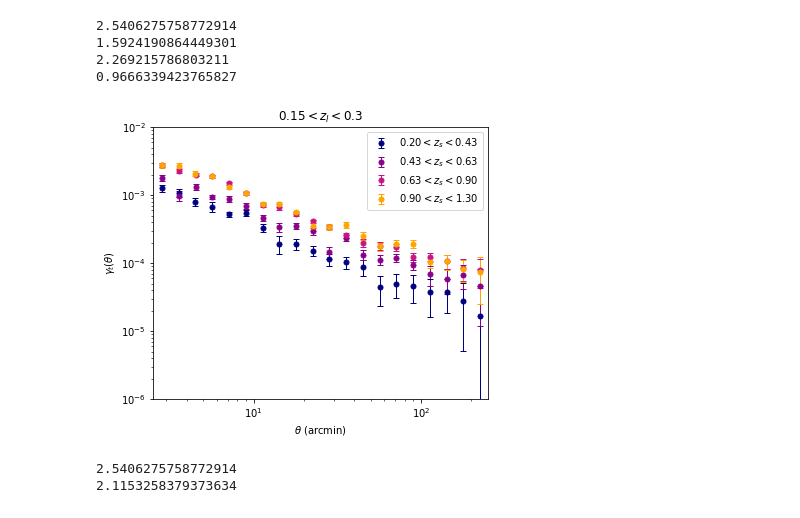
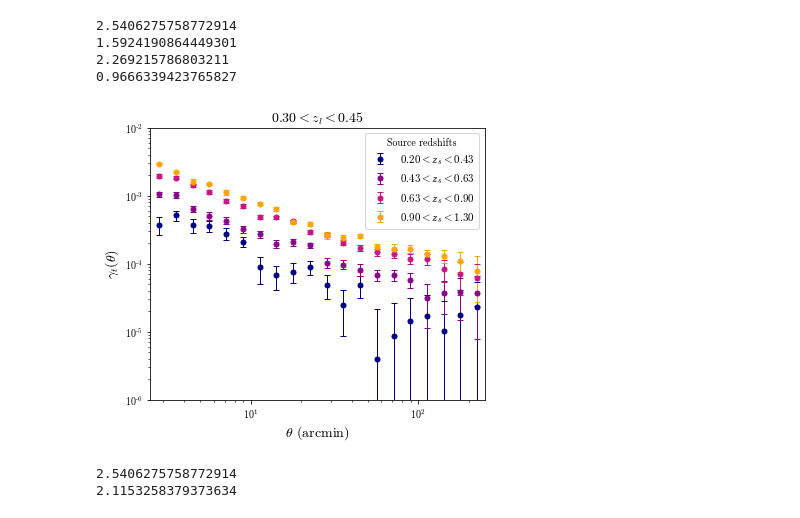
Before and after one commit to CMacM/IA-multiple-shear-estimates, a Jupyter notebook: DES-GG-mcal.ipynb, the cells around one changed output. Drawn from its saved outputs; the diff is of its cells as text; code cells hidden in the pictures.

```diff
--- a/DES-GG-mcal.ipynb
+++ b/DES-GG-mcal.ipynb
@@ -202,7 +202,7 @@ Runtime: 291.655
 data_dir = 'DES-data/'
 
 # read in lens data and create treecorr catalogue object to store
-with fits.open(data_dir+'DES_Y1A1_Lenses_z=0.15-0.3.fits') as hdu:
+with fits.open(data_dir+'DES_Y1A1_Lenses_z=0.3-0.45.fits') as hdu:
     data = hdu[1].data
     ra_l = data['RA']
     dec_l = data['DEC']
@@ -213,7 +213,7 @@ cat_l = treecorr.Catalog(ra=ra_l, dec=dec_l, ra_units='deg', dec_units='deg', w=
 # read in randoms data and create treecorr catalogue
 with fits.open(data_dir+'DES_Y1A1_3x2pt_redMaGiC_RANDOMS.fits') as hdu:
     data = hdu[1].data
-    indexes = list(locate(data['z'], lambda x: 0.15 < x < 0.3)) # cut randoms to same redshift as lenses
+    indexes = list(locate(data['z'], lambda x: 0.3 < x < 0.45)) # cut randoms to same redshift as lenses
     ra_r = data['RA'][indexes]
     dec_r = data['dec'][indexes]
 
@@ -285,22 +285,26 @@ for i in range(len(source_files)):
 2.269215786803211
 0.9666339423765827
 # %%
+plt.rcParams['font.family'] = 'serif'
+plt.rcParams['font.serif'] = ['cmr10']
+plt.rcParams['mathtext.fontset'] ='cm'
+
 plt.figure(figsize=[6,5])
 plt.errorbar(theta[:,3], Gammat[:,3], yerr=sig[:,3], lw=0, marker='o', color='navy', markersize=5, elinewidth=1, capsize=3)
 plt.errorbar(theta[:,2], Gammat[:,2], yerr=sig[:,2], lw=0, marker='o', color='darkmagenta', markersize=5, elinewidth=1, capsize=3)
 plt.errorbar(theta[:,1], Gammat[:,1], yerr=sig[:,1], lw=0, marker='o', color='mediumvioletred', markersize=5, elinewidth=1, capsize=3)
 plt.errorbar(theta[:,0], Gammat[:,0], yerr=sig[:,0], lw=0, marker='o', color='orange', markersize=5, elinewidth=1, capsize=3)
 plt.yscale('log')
 plt.xscale('log')
 plt.ylim([1e-6, 1e-2])
 plt.xlim([2.5,250])
-plt.xlabel(r'$\theta$ (arcmin)')
-plt.ylabel(r'$\gamma_{t}(\theta)$')
-plt.legend([r'$0.20<z_{s}<0.43$', r'$0.43<z_{s}<0.63$', r'$0.63<z_{s}<0.90$', r'$0.90<z_{s}<1.30$'])
-plt.title(r'$0.15<z_{l}<0.3$')
-plt.savefig('des-y1-matched-catalogue/mcal_zl=0.15-0.3.png', dpi=300)
+plt.xlabel(r'$\theta$ (arcmin)', fontsize=14)
+plt.ylabel(r'$\gamma_{t}(\theta)$', fontsize=14)
+plt.legend(title='Source redshifts', labels=[r'$0.20<z_{s}<0.43$', r'$0.43<z_{s}<0.63$', r'$0.63<z_{s}<0.90$', r'$0.90<z_{s}<1.30$'], fontsize=11)
+plt.title(r'$0.30<z_{l}<0.45$', fontsize=14)
+plt.savefig('des-y1-matched-catalogue/mcal_zl=0.3-0.45.png', dpi=300)
 # %% [output]
-[figure, old version]
+[figure, new version]
 # %%
 data_dir = 'DES-data/'
 
```
Also changed, not shown: 4 other files.
